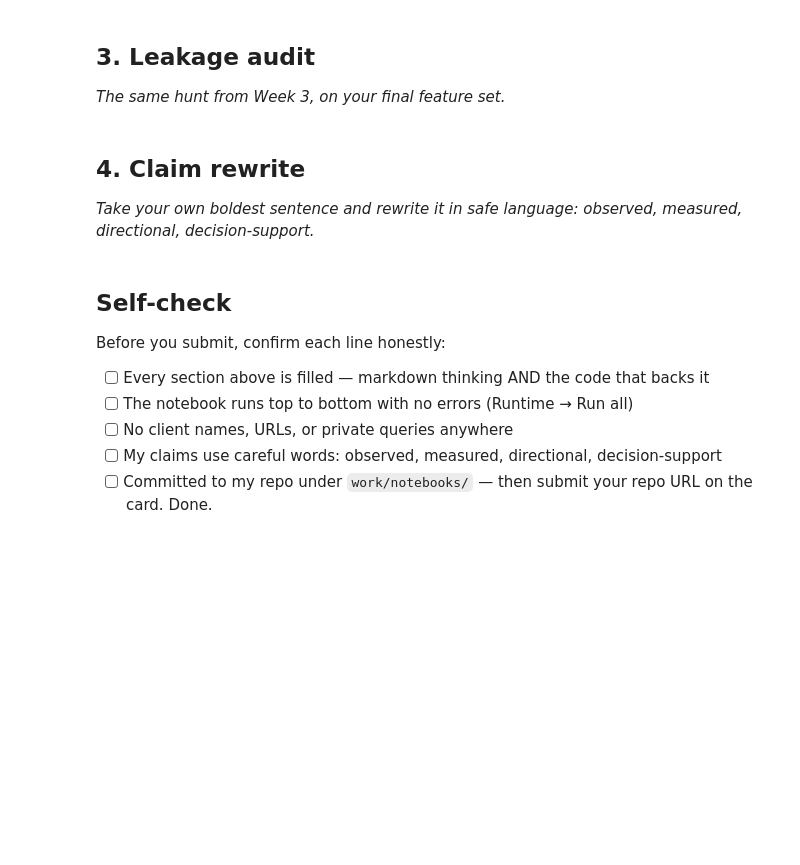
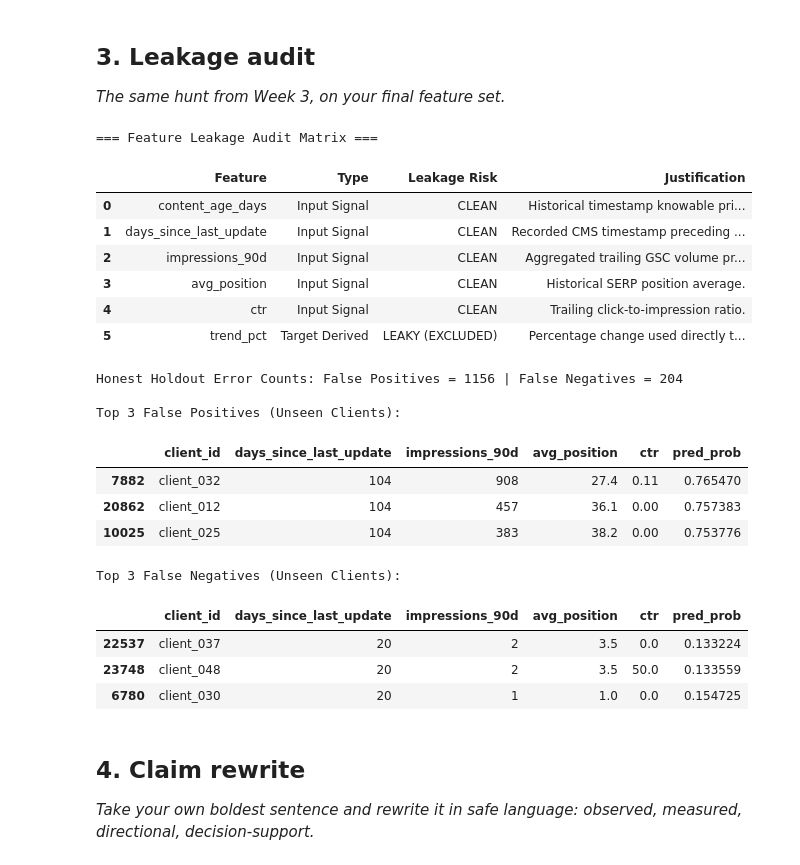
Before and after one commit to AviJxn/flyrank-ml-internship, a Jupyter notebook: work/notebooks/w06_validation_audit.ipynb, the cells around one changed output. Drawn from its saved outputs; the diff is of its cells as text; code cells hidden in the pictures; blank space fills up the shorter version.

```diff
--- a/work/notebooks/w06_validation_audit.ipynb
+++ b/work/notebooks/w06_validation_audit.ipynb
@@ -30,3 +130,55 @@ This skeleton is yours to fill. Work the sections **in order** — each one has
+# %%
+# 1. Leakage Audit Table
+leakage_audit = pd.DataFrame([
+    {"Feature": "content_age_days", "Type": "Input Signal", "Leakage Risk": "CLEAN", "Justification": "Historical timestamp knowable prior to evaluation window."},
+    {"Feature": "days_since_last_update", "Type": "Input Signal", "Leakage Risk": "CLEAN", "Justification": "Recorded CMS timestamp preceding decay calculation."},
+    {"Feature": "impressions_90d", "Type": "Input Signal", "Leakage Risk": "CLEAN", "Justification": "Aggregated trailing GSC volume prior to target window."},
+    {"Feature": "avg_position", "Type": "Input Signal", "Leakage Risk": "CLEAN", "Justification": "Historical SERP position average."},
+    {"Feature": "ctr", "Type": "Input Signal", "Leakage Risk": "CLEAN", "Justification": "Trailing click-to-impression ratio."},
+    {"Feature": "trend_pct", "Type": "Target Derived", "Leakage Risk": "LEAKY (EXCLUDED)", "Justification": "Percentage change used directly to define label; causes 100% artificial accuracy."}
+])
+
+print("=== Feature Leakage Audit Matrix ===")
+display(leakage_audit)
+
+# 2. Honest Failure Case Inspection
+test_eval = X_te_grp.copy()
+test_eval["true_label"] = y_te_grp
+test_eval["pred_prob"] = scores_honest
+test_eval["client_id"] = groups[test_idx]
+
+# False Positives on Unseen Clients
+fp_cases = test_eval[(test_eval["true_label"] == 0) & (test_eval["pred_prob"] >= 0.6)].sort_values("pred_prob", ascending=False)
+# False Negatives on Unseen Clients
+fn_cases = test_eval[(test_eval["true_label"] == 1) & (test_eval["pred_prob"] <= 0.4)].sort_values("pred_prob", ascending=True)
+
+print(f"\nHonest Holdout Error Counts: False Positives = {len(fp_cases)} | False Negatives = {len(fn_cases)}")
+print("\nTop 3 False Positives (Unseen Clients):")
+display(fp_cases[["client_id", "days_since_last_update", "impressions_90d", "avg_position", "ctr", "pred_prob"]].head(3))
+
+print("\nTop 3 False Negatives (Unseen Clients):")
+display(fn_cases[["client_id", "days_since_last_update", "impressions_90d", "avg_position", "ctr", "pred_prob"]].head(3))
+# %% [output]
+=== Feature Leakage Audit Matrix ===
+|  | Feature | Type | Leakage Risk | Justification |
+| 0 | content_age_days | Input Signal | CLEAN | Historical timestamp knowable pri... |
+| 1 | days_since_last_update | Input Signal | CLEAN | Recorded CMS timestamp preceding ... |
+| 2 | impressions_90d | Input Signal | CLEAN | Aggregated trailing GSC volume pr... |
+| 3 | avg_position | Input Signal | CLEAN | Historical SERP position average. |
+| 4 | ctr | Input Signal | CLEAN | Trailing click-to-impression ratio. |
+| 5 | trend_pct | Target Derived | LEAKY (EXCLUDED) | Percentage change used directly t... |
+Honest Holdout Error Counts: False Positives = 1156 | False Negatives = 204
+
+Top 3 False Positives (Unseen Clients):
+|  | client_id | days_since_last_update | impressions_90d | avg_position | ctr | pred_prob |
+| 7882 | client_032 | 104 | 908 | 27.4 | 0.11 | 0.765470 |
+| 20862 | client_012 | 104 | 457 | 36.1 | 0.00 | 0.757383 |
+| 10025 | client_025 | 104 | 383 | 38.2 | 0.00 | 0.753776 |
+Top 3 False Negatives (Unseen Clients):
+|  | client_id | days_since_last_update | impressions_90d | avg_position | ctr | pred_prob |
+| 22537 | client_037 | 20 | 2 | 3.5 | 0.0 | 0.133224 |
+| 23748 | client_048 | 20 | 2 | 3.5 | 50.0 | 0.133559 |
+| 6780 | client_030 | 20 | 1 | 1.0 | 0.0 | 0.154725 |
 # %% [markdown]
 ## 4. Claim rewrite
 
@@ -37,10 +185,0 @@ This skeleton is yours to fill. Work the sections **in order** — each one has
-# %% [markdown]
-## Self-check
-
-Before you submit, confirm each line honestly:
-
-- [ ] Every section above is filled — markdown thinking AND the code that backs it
-- [ ] The notebook runs top to bottom with no errors (Runtime → Run all)
-- [ ] No client names, URLs, or private queries anywhere
-- [ ] My claims use careful words: observed, measured, directional, decision-support
-- [ ] Committed to my repo under `work/notebooks/` — then submit your repo URL on the card. Done.
```
Also changed, not shown: parts of 8 cells of this notebook.
